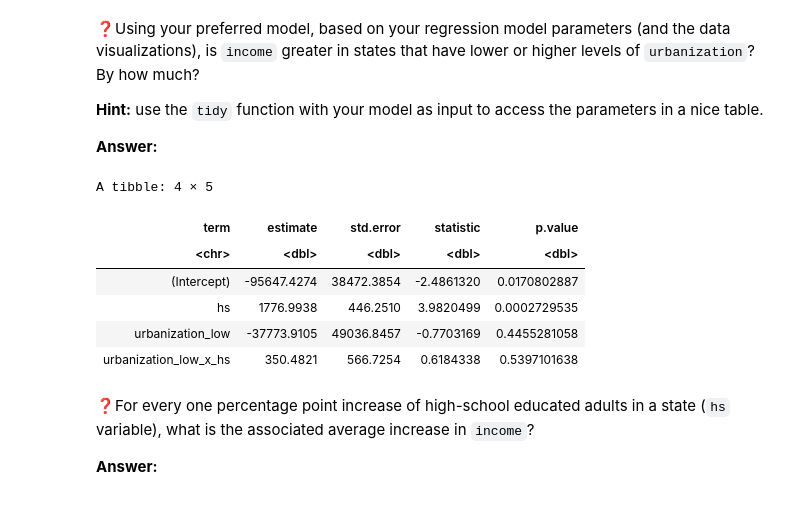
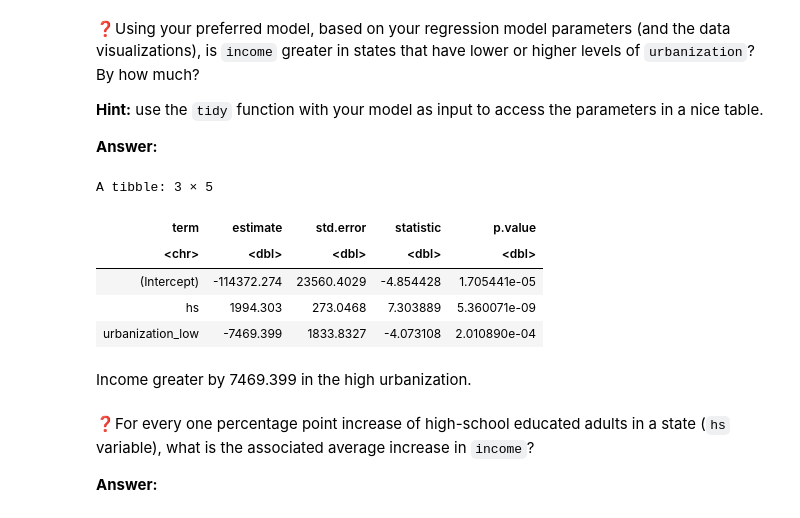
Before and after one commit to UNC-DATA-730/unit-4-assignment-phongle119, a Jupyter notebook: assignment4.ipynb, the cells around one changed output. Drawn from its saved outputs; the diff is of its cells as text; code cells hidden in the pictures.

```diff
--- a/assignment4.ipynb
+++ b/assignment4.ipynb
@@ -190,15 +193,16 @@ A tibble: 1 × 12
 **Answer:**
 # %%
 
-tidy(nps_mod)
+tidy(ps_mod)
 # %% [output]
-A tibble: 4 × 5
+A tibble: 3 × 5
 | term | estimate | std.error | statistic | p.value |
 | <chr> | <dbl> | <dbl> | <dbl> | <dbl> |
-| (Intercept) | -95647.4274 | 38472.3854 | -2.4861320 | 0.0170802887 |
-| hs | 1776.9938 | 446.2510 | 3.9820499 | 0.0002729535 |
-| urbanization_low | -37773.9105 | 49036.8457 | -0.7703169 | 0.4455281058 |
-| urbanization_low_x_hs | 350.4821 | 566.7254 | 0.6184338 | 0.5397101638 |
+| (Intercept) | -114372.274 | 23560.4029 | -4.854428 | 1.705441e-05 |
+| hs | 1994.303 | 273.0468 | 7.303889 | 5.360071e-09 |
+| urbanization_low | -7469.399 | 1833.8327 | -4.073108 | 2.010890e-04 |
+# %% [markdown]
+Income greater by 7469.399 in the high urbanization.
 # %% [markdown]
 ❓For every one percentage point increase of high-school educated adults in a state (`hs` variable), what is the associated average increase in `income`?
 
```
Also changed, not shown: parts of 2 cells of this notebook.
